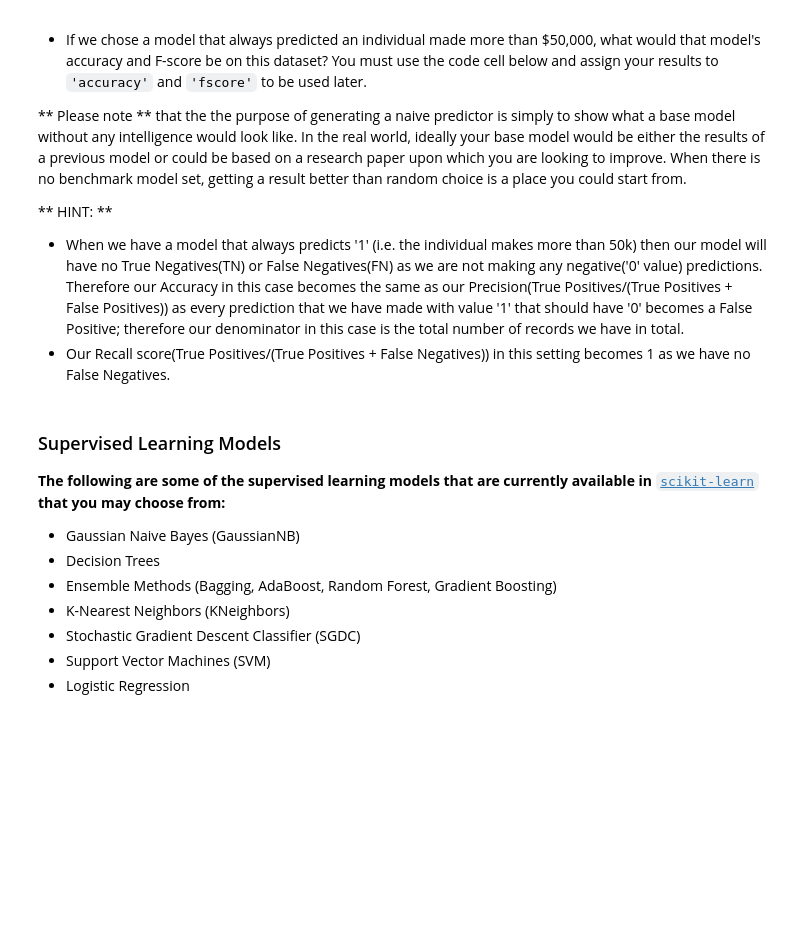
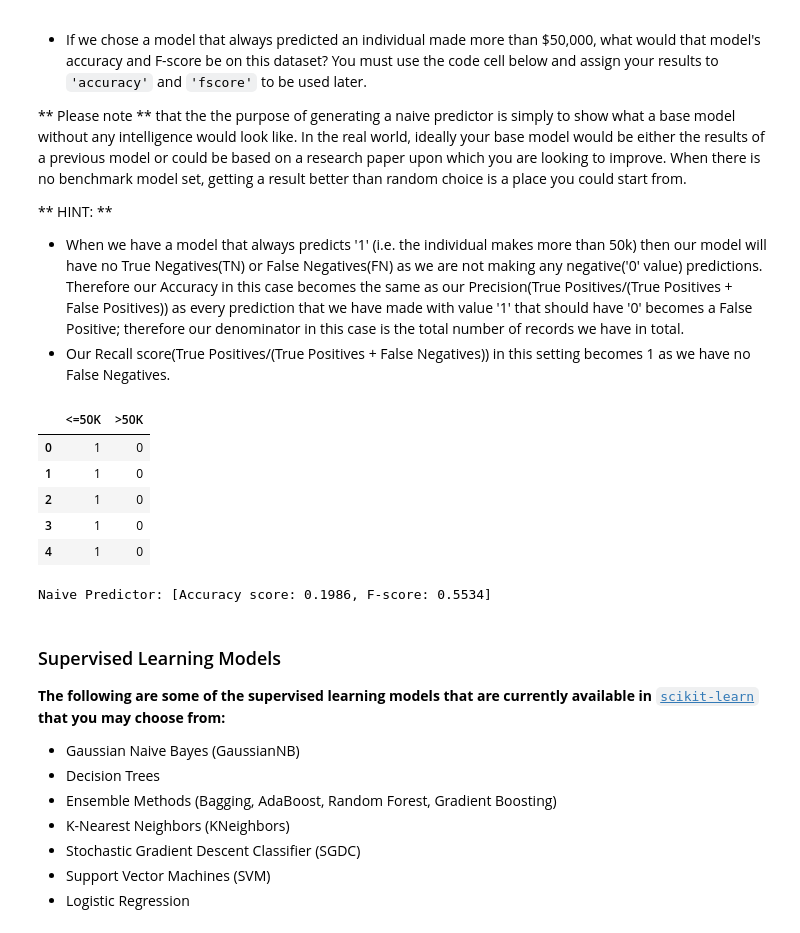
Before and after one commit to scpfoster/ML_Project1_SupervisedLearning, a Jupyter notebook: finding_donors.ipynb, the cells around one changed output. Drawn from its saved outputs; the diff is of its cells as text; code cells hidden in the pictures; blank space fills up the shorter version.

```diff
--- a/finding_donors.ipynb
+++ b/finding_donors.ipynb
@@ -173,13 +233,13 @@ Additionally, as with the non-numeric features, we need to convert the non-numer
 # %%
 # TODO: One-hot encode the 'features_log_minmax_transform' data using pandas.get_dummies()
-features_final = None
+features_final = pd.get_dummies(features_log_minmax_transform)
 
 # TODO: Encode the 'income_raw' data to numerical values
-income = None
+income = pd.get_dummies(income_raw)
 
 # Print the number of features after one-hot encoding
 encoded = list(features_final.columns)
 print("{} total features after one-hot encoding.".format(len(encoded)))
 
 # Uncomment the following line to see the encoded feature names
-# print encoded
+#print(encoded)
@@ -241,6 +308,15 @@ For classification problems that are skewed in their classification distribution
 
 * When we have a model that always predicts '1' (i.e. the individual makes more than 50k) then our model will have no True Negatives(TN) or False Negatives(FN) as we are not making any negative('0' value) predictions. Therefore our Accuracy in this case becomes the same as our Precision(True Positives/(True Positives + False Positives)) as every prediction that we have made with value '1' that should have '0' becomes a False Positive; therefore our denominator in this case is the total number of records we have in total.
 * Our Recall score(True Positives/(True Positives + False Negatives)) in this setting becomes 1 as we have no False Negatives.
+# %%
+income.head()
+# %% [output]
+|  | <=50K | >50K |
+| 0 | 1 | 0 |
+| 1 | 1 | 0 |
+| 2 | 1 | 0 |
+| 3 | 1 | 0 |
+| 4 | 1 | 0 |
 # %%
 '''
 TP = np.sum(income) # Counting the ones as this is the naive case. Note that 'income' is the 'income_raw' data
@@ -250,16 +326,24 @@ FP = income.count() - TP # Specific to the naive case
 TN = 0 # No predicted negatives in the naive case
 FN = 0 # No predicted negatives in the naive case
 '''
+
+TP = np.sum(income['>50K'])
+FP = income['<=50K'].count()
+TN = 0
+FN = 0
+
 # TODO: Calculate accuracy, precision and recall
-accuracy = None
-recall = None
-precision = None
+accuracy = TP/(TP + FP + TN + FN)
+recall = TP/(TP + FP)
+precision = TP/(TP + FN)
 
 # TODO: Calculate F-score using the formula above for beta = 0.5 and correct values for precision and recall.
-fscore = None
+fscore = (1 + 0.5**2)*precision*recall/((0.5**2*precision)+recall)
 
 # Print the results
 print("Naive Predictor: [Accuracy score: {:.4f}, F-score: {:.4f}]".format(accuracy, fscore))
+# %% [output]
+Naive Predictor: [Accuracy score: 0.1986, F-score: 0.5534]
 # %% [markdown]
 ###  Supervised Learning Models
 **The following are some of the supervised learning models that are currently available in** [`scikit-learn`](http://scikit-learn.org/stable/supervised_learning.html) **that you may choose from:**
```
Also changed, not shown: parts of 18 cells of this notebook.
